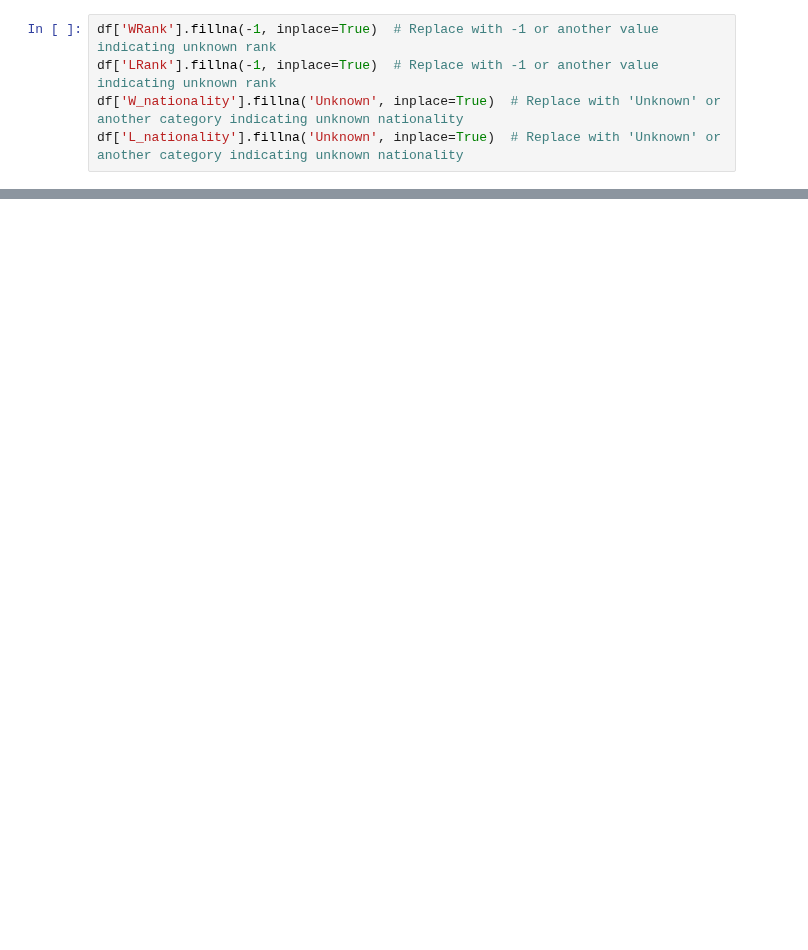
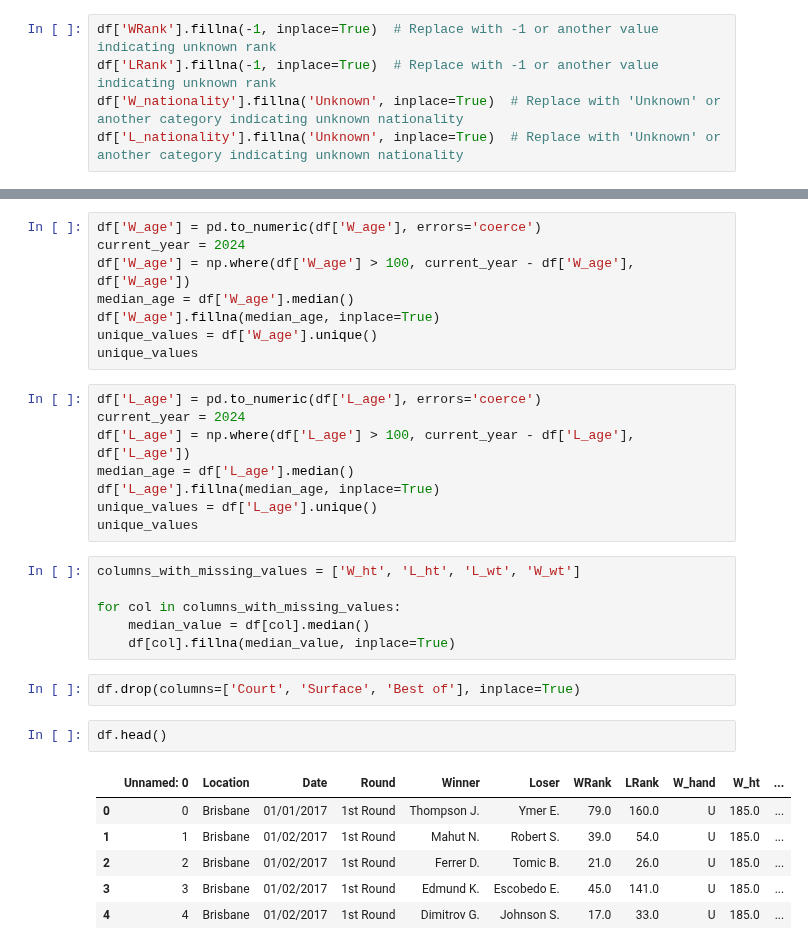
Before and after one commit to Farnaaaz/TenniMatchPrediction, a Jupyter notebook: Cleaned and Compiled Data from 3 dataframes.ipynb, the cells around one changed output, grey strips where cells are left out. Cells and saved outputs as stored; diff of their text form; blank space fills up the shorter version.

```diff
--- a/Cleaned and Compiled Data from 3 dataframes.ipynb
+++ b/Cleaned and Compiled Data from 3 dataframes.ipynb
@@ -592,2 +683,35 @@ df['L_nationality'].fillna('Unknown', inplace=True)  # Replace with 'Unknown' or
+# %%
+df['W_age'] = pd.to_numeric(df['W_age'], errors='coerce')
+current_year = 2024
+df['W_age'] = np.where(df['W_age'] > 100, current_year - df['W_age'], df['W_age'])
+median_age = df['W_age'].median()
+df['W_age'].fillna(median_age, inplace=True)
+unique_values = df['W_age'].unique()
+unique_values
+# %%
+df['L_age'] = pd.to_numeric(df['L_age'], errors='coerce')
+current_year = 2024
+df['L_age'] = np.where(df['L_age'] > 100, current_year - df['L_age'], df['L_age'])
+median_age = df['L_age'].median()
+df['L_age'].fillna(median_age, inplace=True)
+unique_values = df['L_age'].unique()
+unique_values
+# %%
+columns_with_missing_values = ['W_ht', 'L_ht', 'L_wt', 'W_wt']
+
+for col in columns_with_missing_values:
+    median_value = df[col].median()
+    df[col].fillna(median_value, inplace=True)
+# %%
+df.drop(columns=['Court', 'Surface', 'Best of'], inplace=True)
+# %%
+df.head()
+# %% [output]
+|  | Unnamed: 0 | Location | Date | Round | Winner | Loser | WRank | LRank | W_hand | W_ht | ... |
+| 0 | 0 | Brisbane | 01/01/2017 | 1st Round | Thompson J. | Ymer E. | 79.0 | 160.0 | U | 185.0 | ... |
+| 1 | 1 | Brisbane | 01/02/2017 | 1st Round | Mahut N. | Robert S. | 39.0 | 54.0 | U | 185.0 | ... |
+| 2 | 2 | Brisbane | 01/02/2017 | 1st Round | Ferrer D. | Tomic B. | 21.0 | 26.0 | U | 185.0 | ... |
+| 3 | 3 | Brisbane | 01/02/2017 | 1st Round | Edmund K. | Escobedo E. | 45.0 | 141.0 | U | 185.0 | ... |
+| 4 | 4 | Brisbane | 01/02/2017 | 1st Round | Dimitrov G. | Johnson S. | 17.0 | 33.0 | U | 185.0 | ... |
 # %%
 z_scores = np.abs(stats.zscore(df.select_dtypes(include=[np.number])))
```
Also changed, not shown: parts of 8 cells of this notebook.
